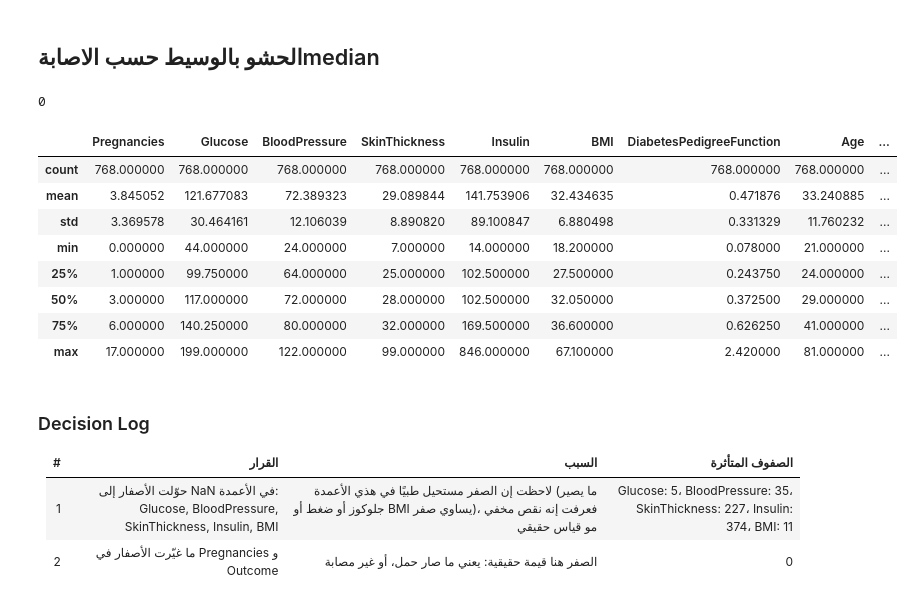
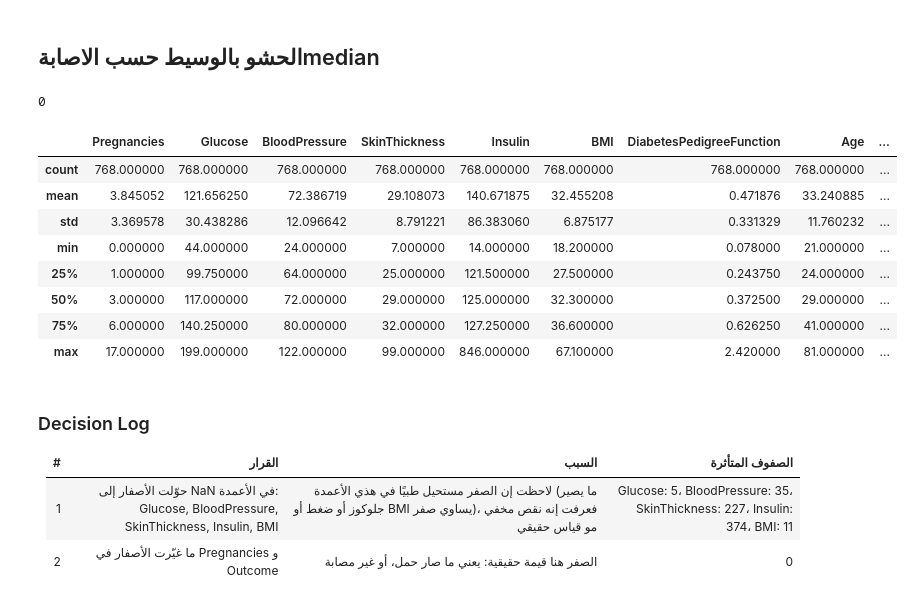
Before and after one commit to loudamn78-gif/thakaa-flow-training, a Jupyter notebook: week3/day16/day16.ipynb, the cells around one changed output. Cells and saved outputs as stored; diff of their text form; code cells hidden in the pictures.

```diff
--- a/week3/day16/day16.ipynb
+++ b/week3/day16/day16.ipynb
@@ -172,7 +168,10 @@ plt.show()
 df_clean = df.copy()
 cols = ['Glucose', 'BloodPressure', 'SkinThickness', 'Insulin', 'BMI']
 df_clean[cols] = df_clean[cols].replace(0, np.nan)
-print(df_clean.isnull().sum())
-print("\nنسبة النقص %:")
-print((df_clean.isnull().mean() * 100).round(1))
+
+for c in cols:
+    df_clean[c] = df_clean[c].fillna(df_clean[c].median())
+
+print(df_clean.isnull().sum().sum())
+df_clean.describe()
 # %% [output]
@@ -202,21 +194,25 @@ print("المكرر:", df_clean.duplicated().sum())
 # %% [markdown]
 ## الحشو بالوسيط حسب الاصابةmedian
 # %%
+df_clean = df.copy()
+cols = ['Glucose', 'BloodPressure', 'SkinThickness', 'Insulin', 'BMI']
+df_clean[cols] = df_clean[cols].replace(0, np.nan)
+
 for c in cols:
-    df_clean[c] = df_clean[c].fillna(df_clean.groupby('Outcome')[c].transform('median'))
+    df_clean[c] = df_clean[c].fillna(df_clean[c].median())
 
 print(df_clean.isnull().sum().sum())
 df_clean.describe()
 # %% [output]
 0
 |  | Pregnancies | Glucose | BloodPressure | SkinThickness | Insulin | BMI | DiabetesPedigreeFunction | Age | ... |
 | count | 768.000000 | 768.000000 | 768.000000 | 768.000000 | 768.000000 | 768.000000 | 768.000000 | 768.000000 | ... |
-| mean | 3.845052 | 121.677083 | 72.389323 | 29.089844 | 141.753906 | 32.434635 | 0.471876 | 33.240885 | ... |
-| std | 3.369578 | 30.464161 | 12.106039 | 8.890820 | 89.100847 | 6.880498 | 0.331329 | 11.760232 | ... |
+| mean | 3.845052 | 121.656250 | 72.386719 | 29.108073 | 140.671875 | 32.455208 | 0.471876 | 33.240885 | ... |
+| std | 3.369578 | 30.438286 | 12.096642 | 8.791221 | 86.383060 | 6.875177 | 0.331329 | 11.760232 | ... |
 | min | 0.000000 | 44.000000 | 24.000000 | 7.000000 | 14.000000 | 18.200000 | 0.078000 | 21.000000 | ... |
-| 25% | 1.000000 | 99.750000 | 64.000000 | 25.000000 | 102.500000 | 27.500000 | 0.243750 | 24.000000 | ... |
-| 50% | 3.000000 | 117.000000 | 72.000000 | 28.000000 | 102.500000 | 32.050000 | 0.372500 | 29.000000 | ... |
-| 75% | 6.000000 | 140.250000 | 80.000000 | 32.000000 | 169.500000 | 36.600000 | 0.626250 | 41.000000 | ... |
+| 25% | 1.000000 | 99.750000 | 64.000000 | 25.000000 | 121.500000 | 27.500000 | 0.243750 | 24.000000 | ... |
+| 50% | 3.000000 | 117.000000 | 72.000000 | 29.000000 | 125.000000 | 32.300000 | 0.372500 | 29.000000 | ... |
+| 75% | 6.000000 | 140.250000 | 80.000000 | 32.000000 | 127.250000 | 36.600000 | 0.626250 | 41.000000 | ... |
 | max | 17.000000 | 199.000000 | 122.000000 | 99.000000 | 846.000000 | 67.100000 | 2.420000 | 81.000000 | ... |
 # %% [markdown]
 ### Decision Log
```
Also changed, not shown: parts of 6 cells of this notebook.
